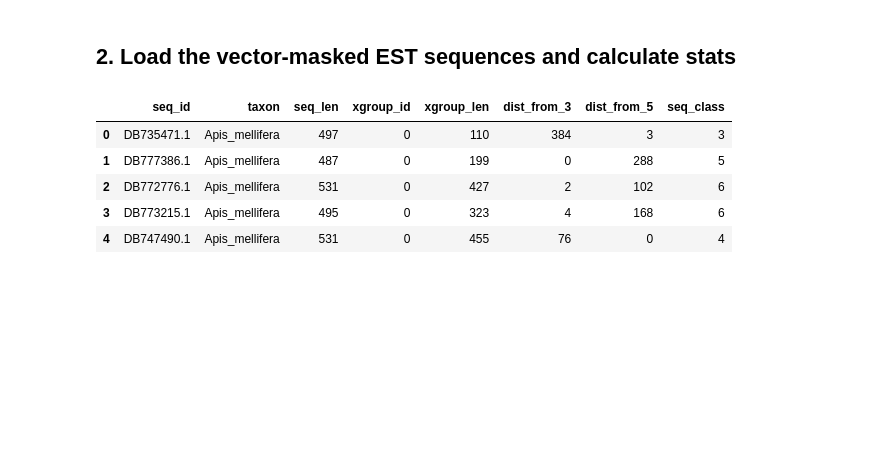
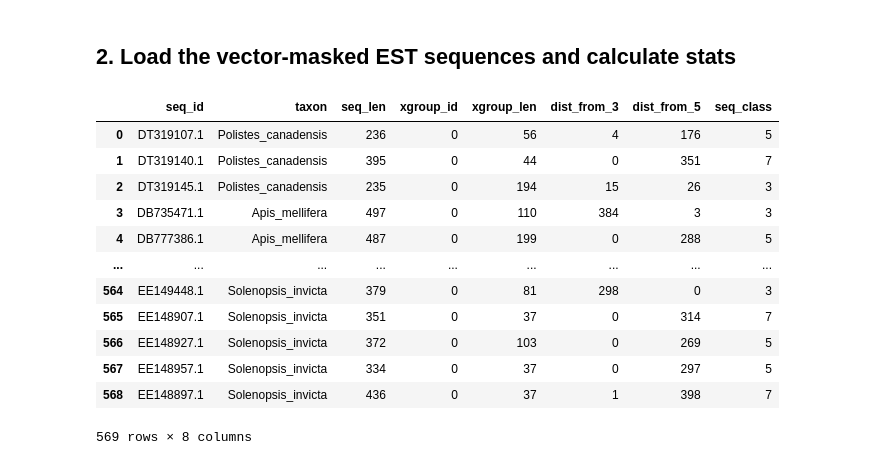
Before and after one commit to flayner2/lab_data_analysis, a Jupyter notebook: notebooks/analyze_vector_masking_data.ipynb, the cells around one changed output. Saved outputs shown, nothing was run; the diff lists cells and outputs as text; code cells hidden in the pictures; blank space fills up the shorter version.

Commit message:
changed a column name and how xgroups are counted

```diff
--- a/notebooks/analyze_vector_masking_data.ipynb
+++ b/notebooks/analyze_vector_masking_data.ipynb
@@ -26,17 +26,25 @@ for seq_file in os.listdir(path_to_seqs):
         file_path = os.path.join(path_to_seqs, seq_file)
 
         for seq in SeqIO.parse(file_path, 'fasta'):
-            current_seqlist = masked_seqs_stats.find_x_regions_and_calculate_stats(seq, taxon_name)
+            if 'X' in seq.seq:
+                current_seqlist = masked_seqs_stats.find_x_regions_and_calculate_stats(seq, taxon_name)
 
-            if len(current_seqlist) > 0:
-                for seq_dict in current_seqlist:
-                    xgroups_data = xgroups_data.append(seq_dict, ignore_index=True)
+                if len(current_seqlist) > 0:
+                    for seq_dict in current_seqlist:
+                        xgroups_data = xgroups_data.append(seq_dict, ignore_index=True)
 # %%
-xgroups_data.head()
+xgroups_data
 # %% [output]
 |  | seq_id | taxon | seq_len | xgroup_id | xgroup_len | dist_from_3 | dist_from_5 | seq_class |
-| 0 | DB735471.1 | Apis_mellifera | 497 | 0 | 110 | 384 | 3 | 3 |
-| 1 | DB777386.1 | Apis_mellifera | 487 | 0 | 199 | 0 | 288 | 5 |
-| 2 | DB772776.1 | Apis_mellifera | 531 | 0 | 427 | 2 | 102 | 6 |
-| 3 | DB773215.1 | Apis_mellifera | 495 | 0 | 323 | 4 | 168 | 6 |
-| 4 | DB747490.1 | Apis_mellifera | 531 | 0 | 455 | 76 | 0 | 4 |
+| 0 | DT319107.1 | Polistes_canadensis | 236 | 0 | 56 | 4 | 176 | 5 |
+| 1 | DT319140.1 | Polistes_canadensis | 395 | 0 | 44 | 0 | 351 | 7 |
+| 2 | DT319145.1 | Polistes_canadensis | 235 | 0 | 194 | 15 | 26 | 3 |
+| 3 | DB735471.1 | Apis_mellifera | 497 | 0 | 110 | 384 | 3 | 3 |
+| 4 | DB777386.1 | Apis_mellifera | 487 | 0 | 199 | 0 | 288 | 5 |
+| ... | ... | ... | ... | ... | ... | ... | ... | ... |
+| 564 | EE149448.1 | Solenopsis_invicta | 379 | 0 | 81 | 298 | 0 | 3 |
+| 565 | EE148907.1 | Solenopsis_invicta | 351 | 0 | 37 | 0 | 314 | 7 |
+| 566 | EE148927.1 | Solenopsis_invicta | 372 | 0 | 103 | 0 | 269 | 5 |
+| 567 | EE148957.1 | Solenopsis_invicta | 334 | 0 | 37 | 0 | 297 | 5 |
+| 568 | EE148897.1 | Solenopsis_invicta | 436 | 0 | 37 | 1 | 398 | 7 |
+569 rows × 8 columns
```
Also changed, not shown: parts of 1 cell of this notebook, 1 other file.
